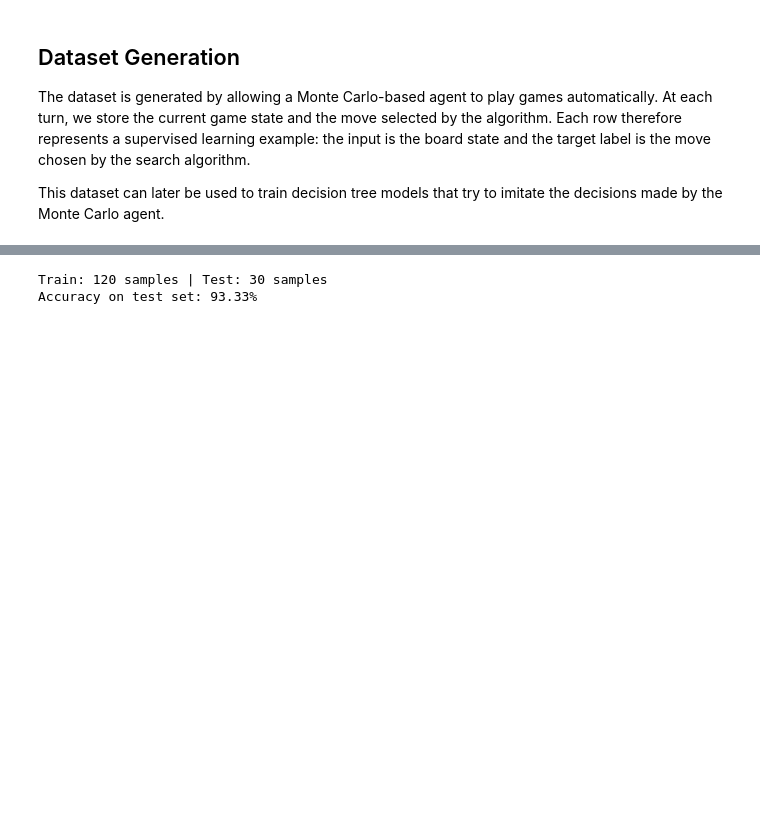
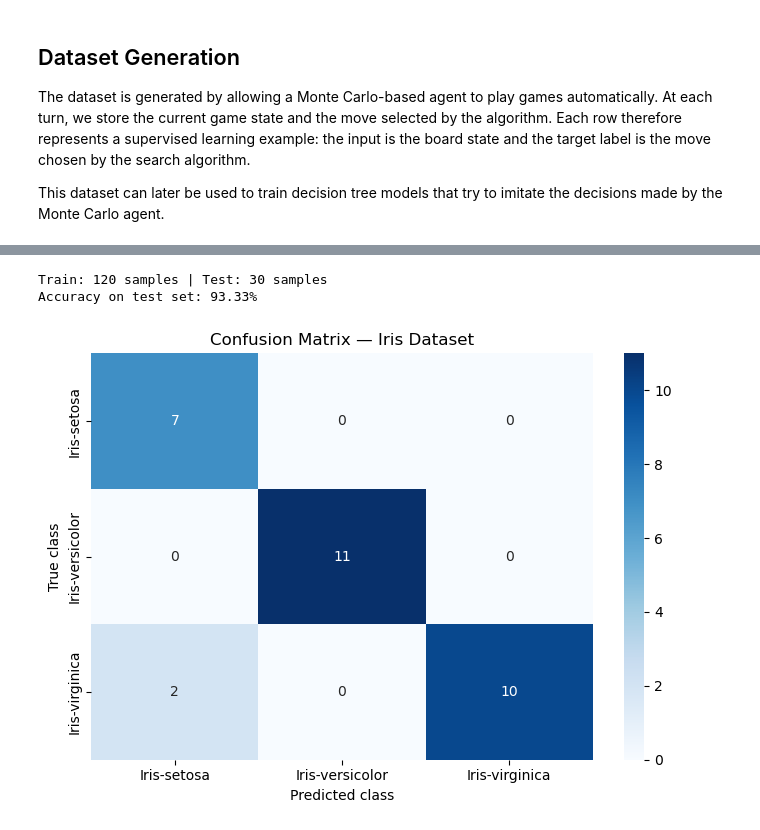
Before and after one commit to d-d-s-c0/Projeto_IA, a Jupyter notebook: notebook.ipynb, the cells around one changed output, grey strips where cells are left out. Saved outputs shown, nothing was run; the diff lists cells and outputs as text; code cells hidden in the pictures; blank space fills up the shorter version.

Commit message:
acabei de aplicar decision trees ao dataset do iris

```diff
--- a/notebook.ipynb
+++ b/notebook.ipynb
@@ -581,6 +587,8 @@ Like it was asked in the guidelines of the project, we are now implementing ID3
 # %%
 import pandas as pd
 import numpy as np
+import seaborn as sns
+import matplotlib.pyplot as plt
 
 df = pd.read_csv("iris.csv")
 numeric_cols = ['sepallength', 'sepalwidth', 'petallength', 'petalwidth']
@@ -596,30 +604,50 @@ for col in numeric_cols:
     def discretize(val, low=q33, high=q67):
         if val <= low: return 'low'
         if val <= high: return 'medium'
         return 'high'
     df_disc[col] = df[col].apply(discretize)
 
 # Train/test split (80/20)
 np.random.seed(42)
 idx = np.random.permutation(len(df_disc))
 split = int(0.8 * len(idx))
 train_idx, test_idx = idx[:split], idx[split:]
 
 train_data   = df_disc.iloc[train_idx][numeric_cols].to_dict(orient='records')
 train_labels = df_disc.iloc[train_idx]['class'].tolist()
 test_data    = df_disc.iloc[test_idx][numeric_cols].to_dict(orient='records')
 test_labels  = df_disc.iloc[test_idx]['class'].tolist()
 
 print(f"Train: {len(train_data)} samples | Test: {len(test_data)} samples")
 
 # Train the tree
 tree_iris = id3(train_data, train_labels, set(numeric_cols), max_depth=6)
 
 # Evaluate
 default = Counter(train_labels).most_common(1)[0][0]
 predictions = [classify(tree_iris, s, default) for s in test_data]
 accuracy = sum(p == t for p, t in zip(predictions, test_labels)) / len(test_labels)
 print(f"Accuracy on test set: {accuracy:.2%}")
+
+# Compute confusion matrix
+classes = sorted(set(test_labels))
+n = len(classes)
+matrix = np.zeros((n, n), dtype=int)
+class_to_idx = {c: i for i, c in enumerate(classes)}
+
+for true, pred in zip(test_labels, predictions):
+    matrix[class_to_idx[true]][class_to_idx[pred]] += 1
+
+# Plot
+plt.figure(figsize=(7, 5))
+sns.heatmap(matrix, annot=True, fmt='d', cmap='Blues',
+            xticklabels=classes, yticklabels=classes)
+plt.xlabel('Predicted class')
+plt.ylabel('True class')
+plt.title('Confusion Matrix — Iris Dataset')
+plt.tight_layout()
+plt.show()
 # %% [output]
 Train: 120 samples | Test: 30 samples
 Accuracy on test set: 93.33%
+[figure, added]
```
Also changed, not shown: parts of 12 cells of this notebook.
